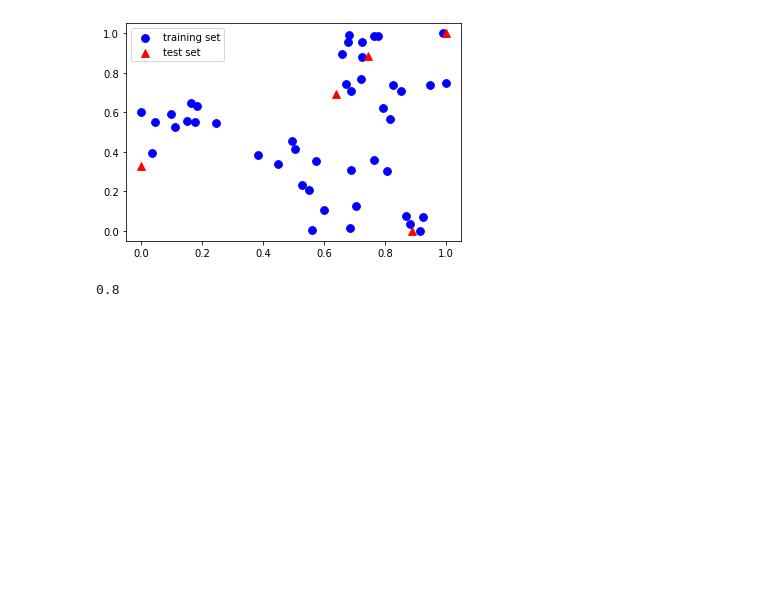
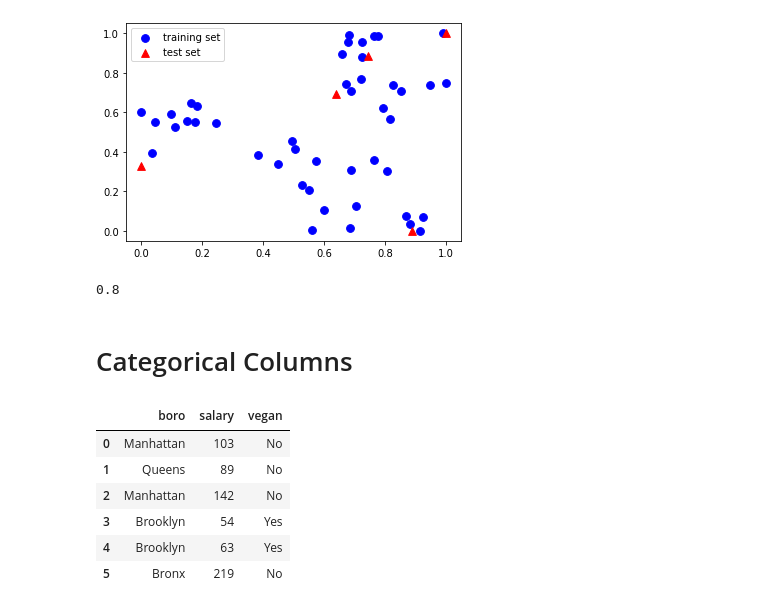
Before and after one commit to tsitsiko1/machine_learning_2, a Jupyter notebook: data_cleaning_practice/practice_solution.ipynb, the cells around one changed output. Saved outputs shown, nothing was run; the diff lists cells and outputs as text; code cells hidden in the pictures; blank space fills up the shorter version.

```diff
--- a/data_cleaning_practice/practice_solution.ipynb
+++ b/data_cleaning_practice/practice_solution.ipynb
@@ -114,3 +114,19 @@ pipe.fit(X_train, y_train)  # apply scaling on training data
 pipe.score(X_test, y_test)  # apply scaling on testing data, without leaking training data.
 # %% [output]
 0.8
+# %% [markdown]
+# Categorical Columns
+# %%
+import pandas as pd
+df = pd.DataFrame({'boro': ['Manhattan', 'Queens', 'Manhattan', 'Brooklyn', 'Brooklyn', 'Bronx'],
+                   'salary': [103, 89, 142, 54, 63, 219],
+                   'vegan': ['No', 'No','No','Yes', 'Yes', 'No']})
+df
+# %% [output]
+|  | boro | salary | vegan |
+| 0 | Manhattan | 103 | No |
+| 1 | Queens | 89 | No |
+| 2 | Manhattan | 142 | No |
+| 3 | Brooklyn | 54 | Yes |
+| 4 | Brooklyn | 63 | Yes |
+| 5 | Bronx | 219 | No |
```
Also changed, not shown: parts of 15 cells of this notebook.
